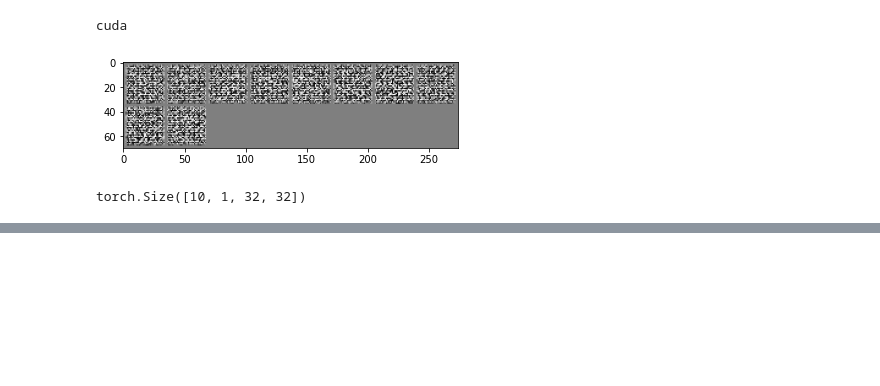
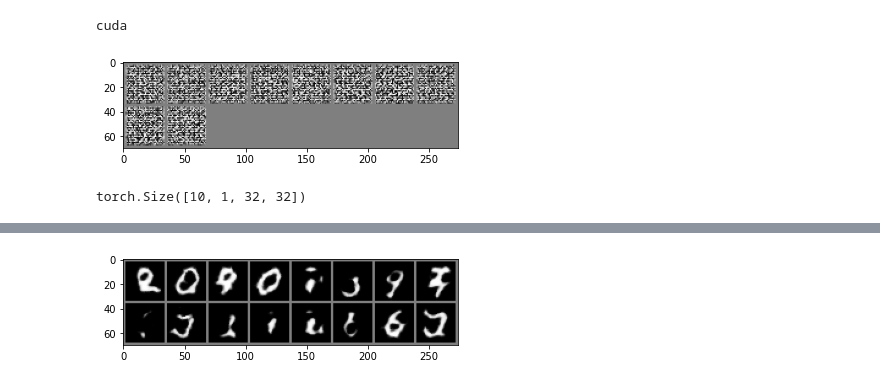
Before and after one commit to CSJasper/GAN_BASIC, a Jupyter notebook: wGAN/wGAN_gp.ipynb, the cells around one changed output, grey strips where cells are left out. Cells and saved outputs as stored; diff of their text form; code cells hidden in the pictures; blank space fills up the shorter version.

```diff
--- a/wGAN/wGAN_gp.ipynb
+++ b/wGAN/wGAN_gp.ipynb
@@ -177,0 +186,6 @@ KeyboardInterrupt:
+# %%
+z = get_z(batch_size=16)
+imgs = gen(z)
+imshow_grid(imgs.cpu().detach())
+# %% [output]
+[figure, added]
```
Also changed, not shown: parts of 1 cell of this notebook, 2 other files.
